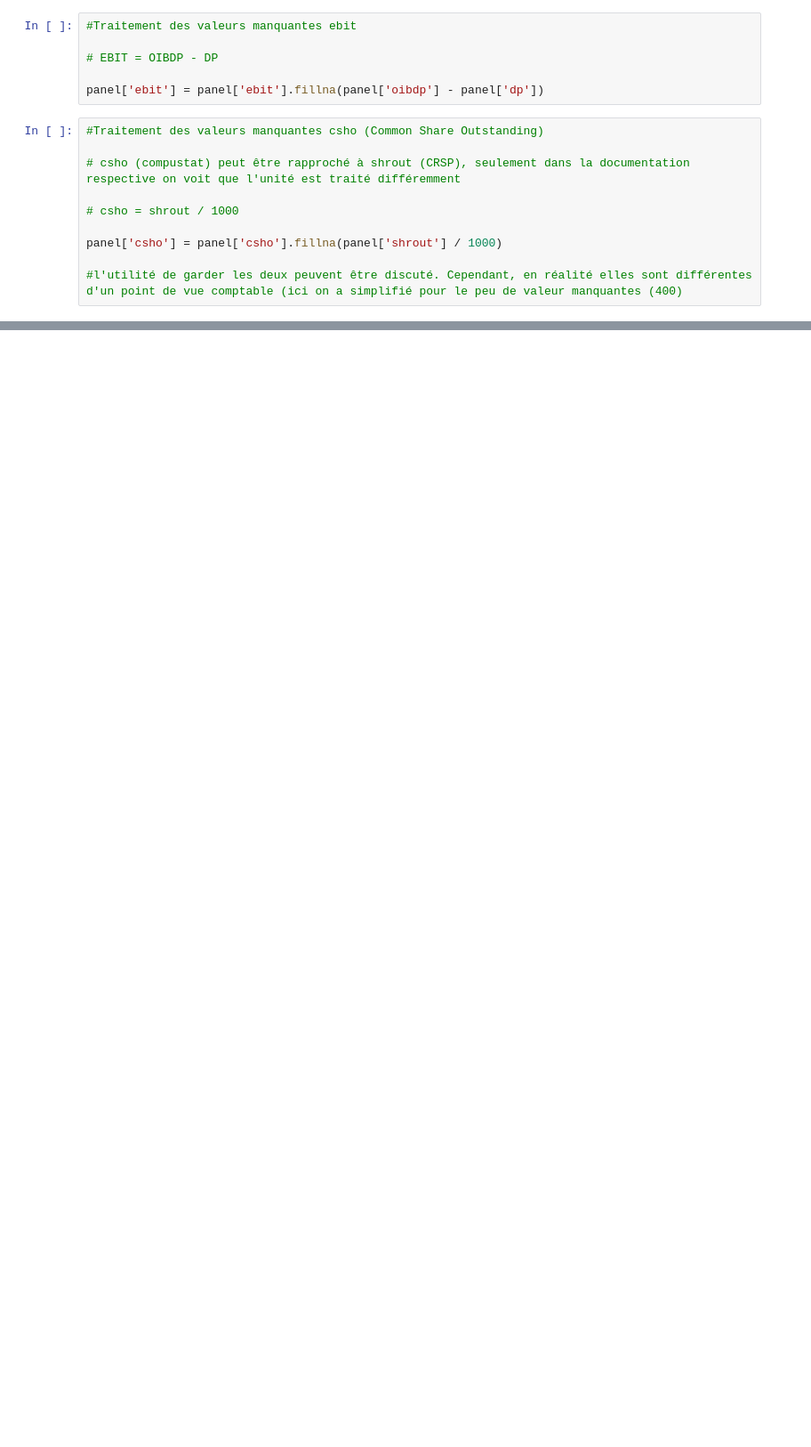
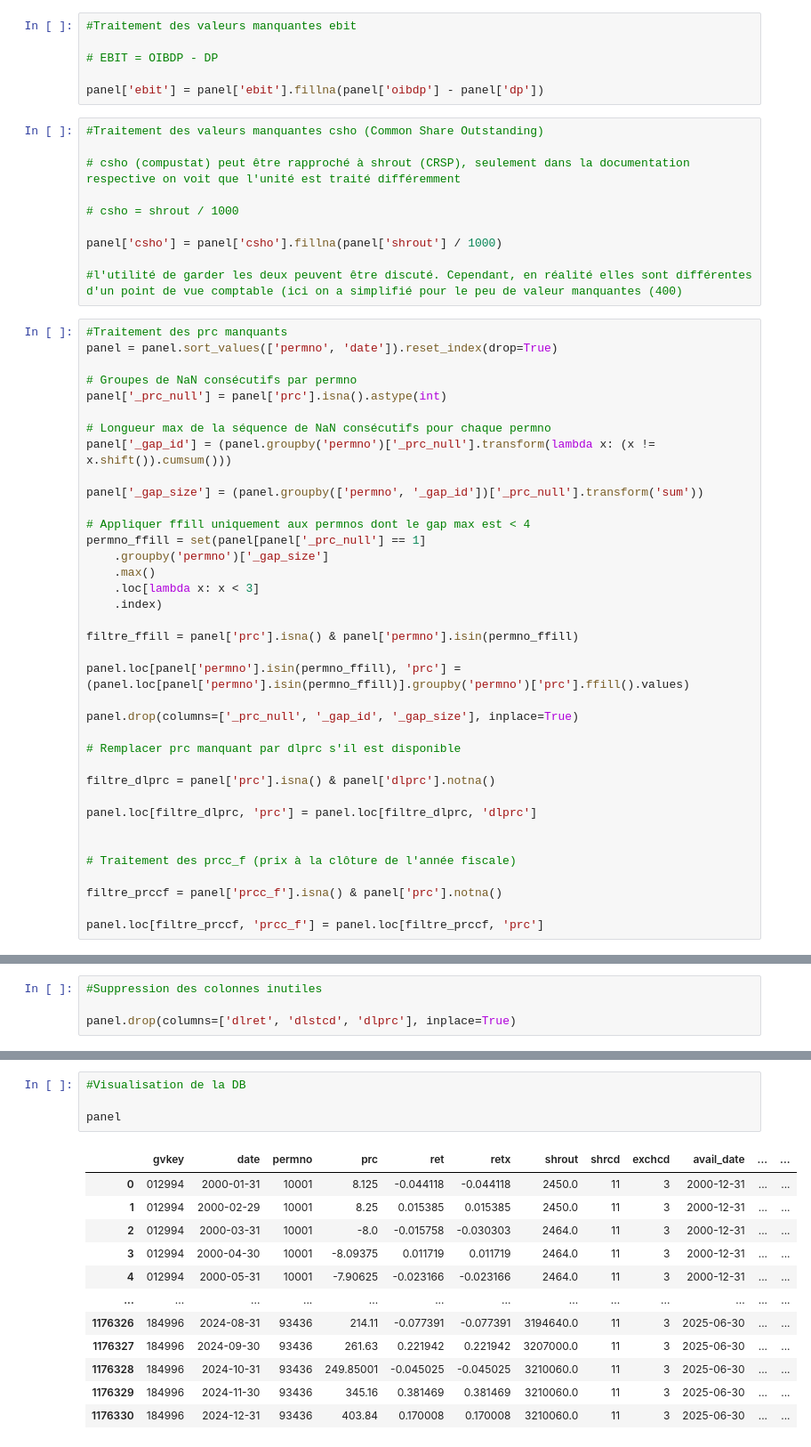
Before and after one commit to lucad-code/Value_Strategy, a Jupyter notebook: Value_Strategy.ipynb, the cells around one changed output, grey strips where cells are left out. Shown at 89% size. Saved outputs shown, nothing was run; the diff lists cells and outputs as text; blank space fills up the shorter version.

```diff
--- a/Value_Strategy.ipynb
+++ b/Value_Strategy.ipynb
@@ -330,6 +381,43 @@ panel['ebit'] = panel['ebit'].fillna(panel['oibdp'] - panel['dp'])
 panel['csho'] = panel['csho'].fillna(panel['shrout'] / 1000)
 
 #l'utilité de garder les deux peuvent être discuté. Cependant, en réalité elles sont différentes d'un point de vue comptable (ici on a simplifié pour le peu de valeur manquantes (400)
+# %%
+#Traitement des prc manquants
+panel = panel.sort_values(['permno', 'date']).reset_index(drop=True)
+
+# Groupes de NaN consécutifs par permno
+panel['_prc_null'] = panel['prc'].isna().astype(int)
+
+# Longueur max de la séquence de NaN consécutifs pour chaque permno
+panel['_gap_id'] = (panel.groupby('permno')['_prc_null'].transform(lambda x: (x != x.shift()).cumsum()))
+
+panel['_gap_size'] = (panel.groupby(['permno', '_gap_id'])['_prc_null'].transform('sum'))
+
+# Appliquer ffill uniquement aux permnos dont le gap max est < 4
+permno_ffill = set(panel[panel['_prc_null'] == 1]
+    .groupby('permno')['_gap_size']
+    .max()
+    .loc[lambda x: x < 3]
+    .index)
+
+filtre_ffill = panel['prc'].isna() & panel['permno'].isin(permno_ffill)
+
+panel.loc[panel['permno'].isin(permno_ffill), 'prc'] = (panel.loc[panel['permno'].isin(permno_ffill)].groupby('permno')['prc'].ffill().values)
+
+panel.drop(columns=['_prc_null', '_gap_id', '_gap_size'], inplace=True)
+
+# Remplacer prc manquant par dlprc s'il est disponible
+
+filtre_dlprc = panel['prc'].isna() & panel['dlprc'].notna()
+
+panel.loc[filtre_dlprc, 'prc'] = panel.loc[filtre_dlprc, 'dlprc']
+
+
+# Traitement des prcc_f (prix à la clôture de l'année fiscale)
+
+filtre_prccf = panel['prcc_f'].isna() & panel['prc'].notna()
+
+panel.loc[filtre_prccf, 'prcc_f'] = panel.loc[filtre_prccf, 'prc']
 # %%
 #Traitement des valeurs manquantes des returns et prise en compte du Survivorship Bias
 
@@ -351,3 +488,7 @@ panel[panel['ret'].isna()].sort_values('gvkey')
+# %%
+#Suppression des colonnes inutiles
+
+panel.drop(columns=['dlret', 'dlstcd', 'dlprc'], inplace=True)
 # %%
 panel.isna().sum()
 # %% [output]
@@ -370 +511,18 @@ xsga                0
 dtype: int64
+# %%
+#Visualisation de la DB
+
+panel
+# %% [output]
+|  | gvkey | date | permno | prc | ret | retx | shrout | shrcd | exchcd | avail_date | ... | ... |
+| 0 | 012994 | 2000-01-31 | 10001 | 8.125 | -0.044118 | -0.044118 | 2450.0 | 11 | 3 | 2000-12-31 | ... | ... |
+| 1 | 012994 | 2000-02-29 | 10001 | 8.25 | 0.015385 | 0.015385 | 2450.0 | 11 | 3 | 2000-12-31 | ... | ... |
+| 2 | 012994 | 2000-03-31 | 10001 | -8.0 | -0.015758 | -0.030303 | 2464.0 | 11 | 3 | 2000-12-31 | ... | ... |
+| 3 | 012994 | 2000-04-30 | 10001 | -8.09375 | 0.011719 | 0.011719 | 2464.0 | 11 | 3 | 2000-12-31 | ... | ... |
+| 4 | 012994 | 2000-05-31 | 10001 | -7.90625 | -0.023166 | -0.023166 | 2464.0 | 11 | 3 | 2000-12-31 | ... | ... |
+| ... | ... | ... | ... | ... | ... | ... | ... | ... | ... | ... | ... | ... |
+| 1176326 | 184996 | 2024-08-31 | 93436 | 214.11 | -0.077391 | -0.077391 | 3194640.0 | 11 | 3 | 2025-06-30 | ... | ... |
+| 1176327 | 184996 | 2024-09-30 | 93436 | 261.63 | 0.221942 | 0.221942 | 3207000.0 | 11 | 3 | 2025-06-30 | ... | ... |
+| 1176328 | 184996 | 2024-10-31 | 93436 | 249.85001 | -0.045025 | -0.045025 | 3210060.0 | 11 | 3 | 2025-06-30 | ... | ... |
+| 1176329 | 184996 | 2024-11-30 | 93436 | 345.16 | 0.381469 | 0.381469 | 3210060.0 | 11 | 3 | 2025-06-30 | ... | ... |
+| 1176330 | 184996 | 2024-12-31 | 93436 | 403.84 | 0.170008 | 0.170008 | 3210060.0 | 11 | 3 | 2025-06-30 | ... | ... |
```
Also changed, not shown: parts of 14 cells of this notebook.
